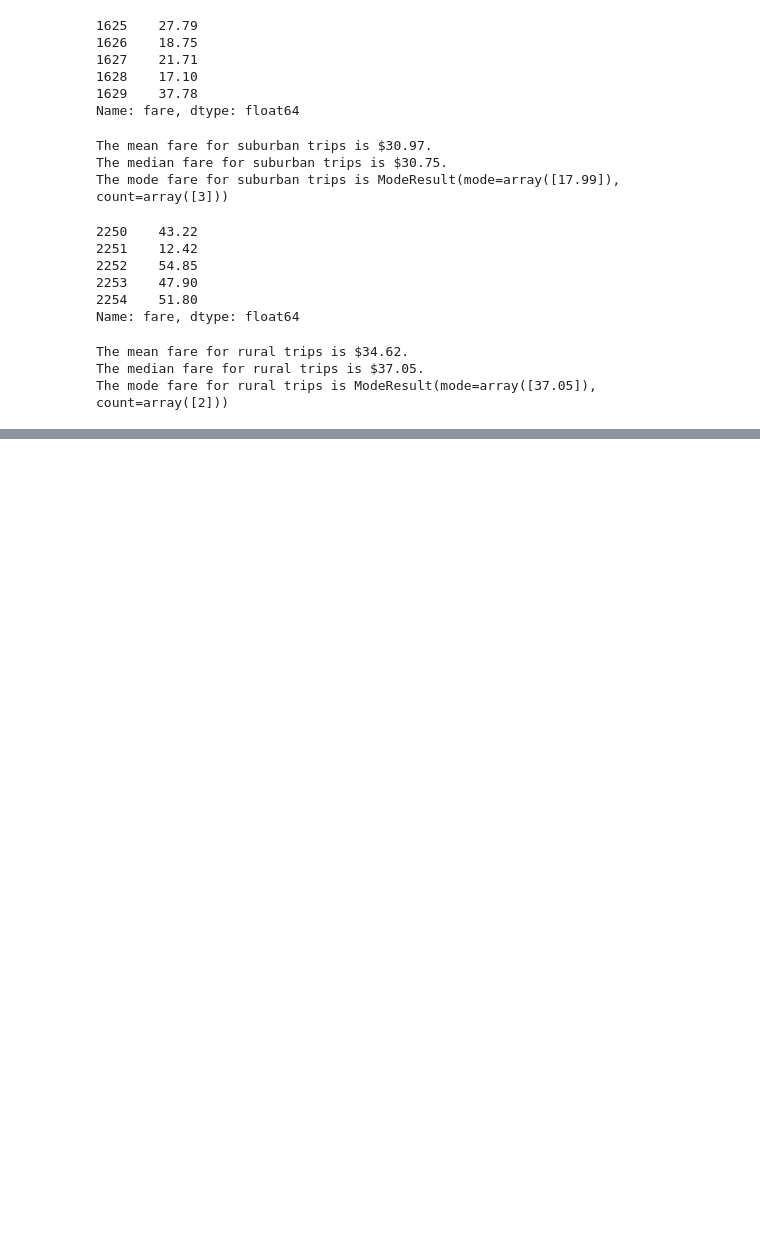
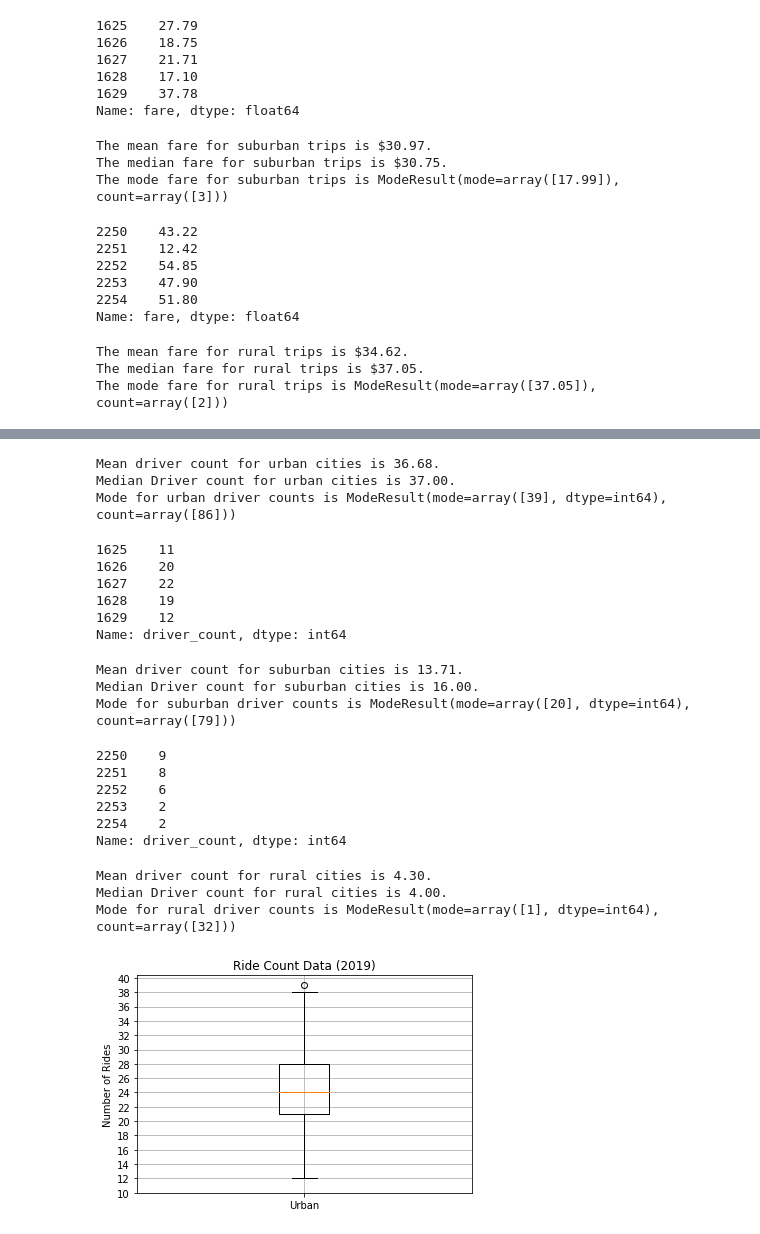
Before and after one commit to DALeske/PyBer_Analysis, a Jupyter notebook: Pyber.ipynb, the cells around one changed output, grey strips where cells are left out. Saved outputs shown, nothing was run; the diff lists cells and outputs as text; code cells hidden in the pictures; blank space fills up the shorter version.

Commit message:
Add boxplots

```diff
--- a/Pyber.ipynb
+++ b/Pyber.ipynb
@@ -430,0 +442,68 @@ The mode fare for rural trips is ModeResult(mode=array([37.05]), count=array([2]
+# %%
+mean_urban_driver_count = np.mean(urban_drivers)
+print(f"Mean driver count for urban cities is {mean_urban_driver_count:.2f}.")
+median_urban_driver_count = np.median(urban_drivers)
+print(f"Median Driver count for urban cities is {median_urban_driver_count:.2f}.")
+mode_urban_driver_count = sts.mode(urban_drivers)
+print(f"Mode for urban driver counts is {mode_urban_driver_count}")
+# %% [output]
+Mean driver count for urban cities is 36.68.
+Median Driver count for urban cities is 37.00.
+Mode for urban driver counts is ModeResult(mode=array([39], dtype=int64), count=array([86]))
+# %%
+# Get the driver count for suburban cities
+suburban_drivers = suburban_cities_df["driver_count"]
+suburban_drivers.head()
+# %% [output]
+1625    11
+1626    20
+1627    22
+1628    19
+1629    12
+Name: driver_count, dtype: int64
+# %%
+mean_suburban_driver_count = np.mean(suburban_drivers)
+print(f"Mean driver count for suburban cities is {mean_suburban_driver_count:.2f}.")
+median_suburban_driver_count = np.median(suburban_drivers)
+print(f"Median Driver count for suburban cities is {median_suburban_driver_count:.2f}.")
+mode_suburban_driver_count = sts.mode(suburban_drivers)
+print(f"Mode for suburban driver counts is {mode_suburban_driver_count}")
+# %% [output]
+Mean driver count for suburban cities is 13.71.
+Median Driver count for suburban cities is 16.00.
+Mode for suburban driver counts is ModeResult(mode=array([20], dtype=int64), count=array([79]))
+# %%
+# Get teh driver counts for rural cities
+rural_drivers = rural_cities_df["driver_count"]
+rural_drivers.head()
+# %% [output]
+2250    9
+2251    8
+2252    6
+2253    2
+2254    2
+Name: driver_count, dtype: int64
+# %%
+mean_rural_driver_count = np.mean(rural_drivers)
+print(f"Mean driver count for rural cities is {mean_rural_driver_count:.2f}.")
+median_rural_driver_count = np.median(rural_drivers)
+print(f"Median Driver count for rural cities is {median_rural_driver_count:.2f}.")
+mode_rural_driver_count = sts.mode(rural_drivers)
+print(f"Mode for rural driver counts is {mode_rural_driver_count}")
+# %% [output]
+Mean driver count for rural cities is 4.30.
+Median Driver count for rural cities is 4.00.
+Mode for rural driver counts is ModeResult(mode=array([1], dtype=int64), count=array([32]))
+# %%
+# Create a bobx-and-whisker plot for the urban cities ride count
+x_labels = ["Urban"]
+fig, ax = plt.subplots()
+ax.boxplot(urban_ride_count, labels = x_labels)
+#add the title, y-axis, and grid.
+ax.set_title("Ride Count Data (2019)")
+ax.set_ylabel("Number of Rides")
+ax.set_yticks(np.arange(10,41,step=2.0))
+ax.grid()
+plt.show()
+# %% [output]
+[figure, added]
```
Also changed, not shown: parts of 12 cells of this notebook, 3 other files.
